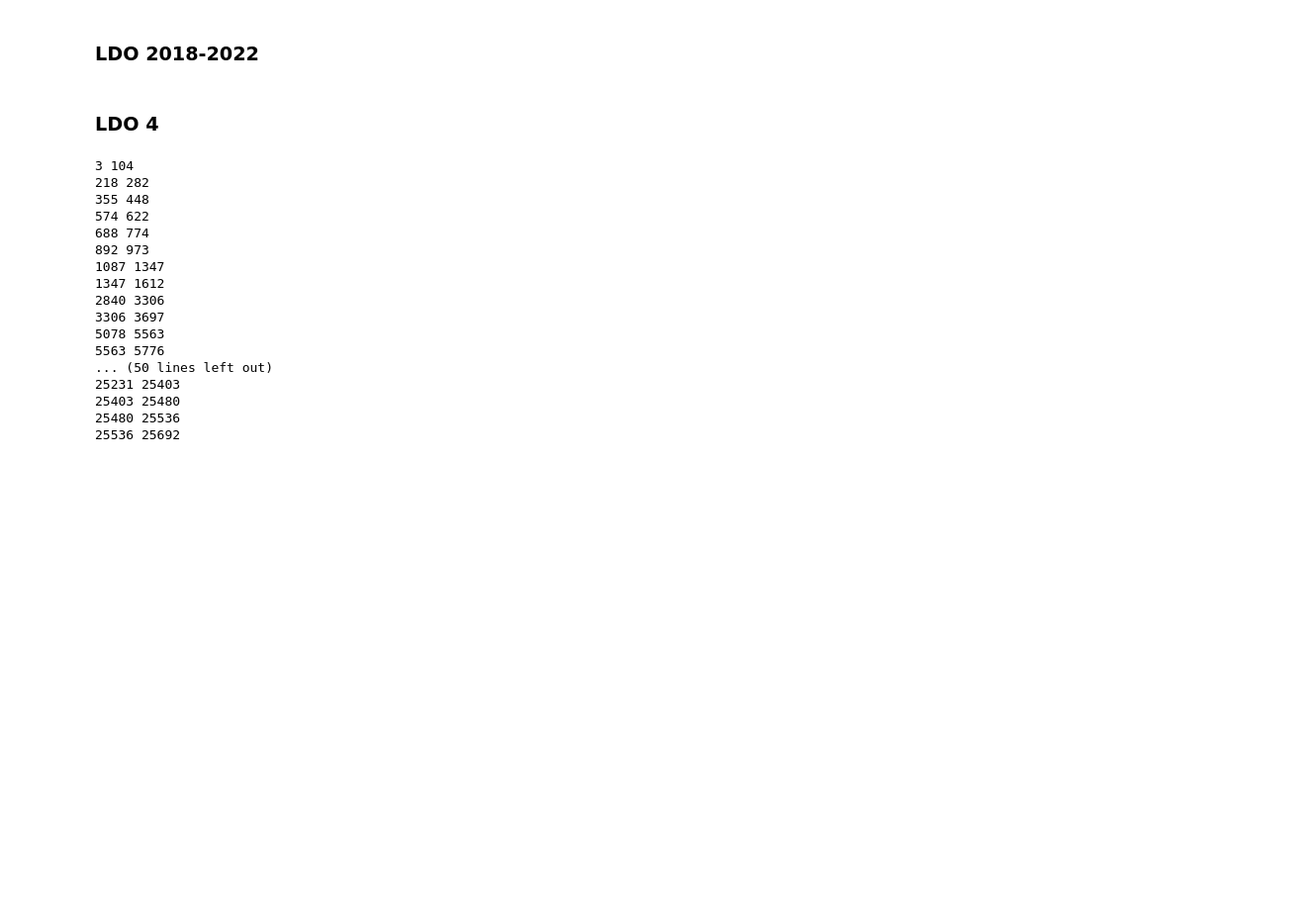
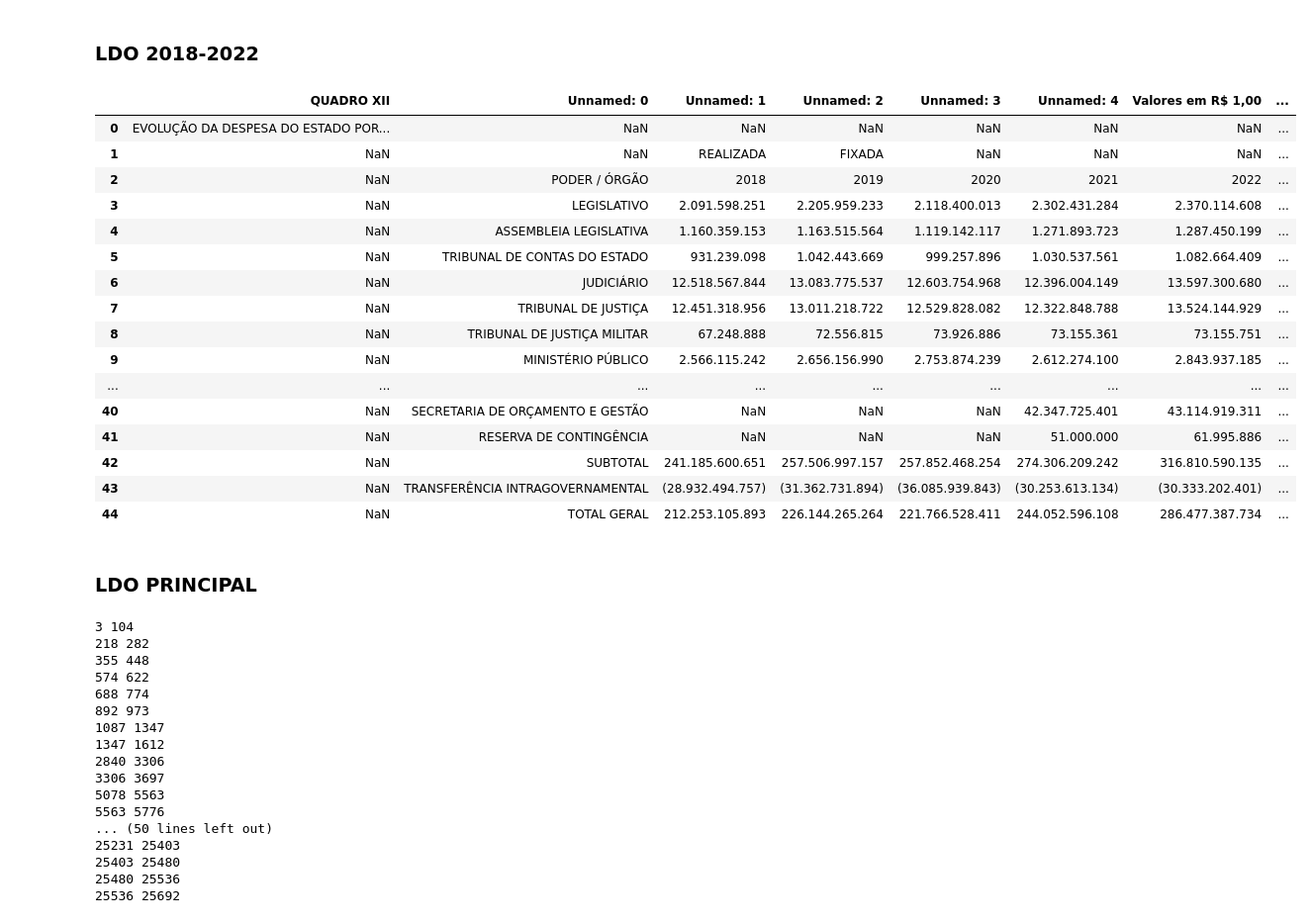
Before and after one commit to d116626/orcamento_sp, a Jupyter notebook: notebooks/conversion_loa/0 - loa_2022.ipynb, the cells around one changed output. Shown: that part at 99% size. Saved outputs shown, nothing was run; the diff lists cells and outputs as text; code cells hidden in the pictures; blank space fills up the shorter version.

```diff
--- a/notebooks/conversion_loa/0 - loa_2022.ipynb
+++ b/notebooks/conversion_loa/0 - loa_2022.ipynb
@@ -15,7 +82,7 @@ from tabula import read_pdf
 # %% [markdown]
 ### LDO 2018-2022
 # %%
-dd = read_pdf('../../files/loa_2022.pdf', pages='130-134' ,multiple_tables=True, encoding='utf-8', lattice=True)
+dd = read_pdf('../../files/loa_2022.pdf', pages='130-130' ,multiple_tables=True, encoding='utf-8', lattice=True)
 # %%
 df = pd.DataFrame()
 
@@ -23,10 +90,30 @@ for i in range(len(dd)):
     df = pd.concat([df,dd[i]], axis=0)
 
 df = df.reset_index(drop=True)
+# %%
+df
+# %% [output]
+|  | QUADRO XII | Unnamed: 0 | Unnamed: 1 | Unnamed: 2 | Unnamed: 3 | Unnamed: 4 | Valores em R$ 1,00 | ... |
+| 0 | EVOLUÇÃO DA DESPESA DO ESTADO POR... | NaN | NaN | NaN | NaN | NaN | NaN | ... |
+| 1 | NaN | NaN | REALIZADA | FIXADA | NaN | NaN | NaN | ... |
+| 2 | NaN | PODER / ÓRGÃO | 2018 | 2019 | 2020 | 2021 | 2022 | ... |
+| 3 | NaN | LEGISLATIVO | 2.091.598.251 | 2.205.959.233 | 2.118.400.013 | 2.302.431.284 | 2.370.114.608 | ... |
+| 4 | NaN | ASSEMBLEIA LEGISLATIVA | 1.160.359.153 | 1.163.515.564 | 1.119.142.117 | 1.271.893.723 | 1.287.450.199 | ... |
+| 5 | NaN | TRIBUNAL DE CONTAS DO ESTADO | 931.239.098 | 1.042.443.669 | 999.257.896 | 1.030.537.561 | 1.082.664.409 | ... |
+| 6 | NaN | JUDICIÁRIO | 12.518.567.844 | 13.083.775.537 | 12.603.754.968 | 12.396.004.149 | 13.597.300.680 | ... |
+| 7 | NaN | TRIBUNAL DE JUSTIÇA | 12.451.318.956 | 13.011.218.722 | 12.529.828.082 | 12.322.848.788 | 13.524.144.929 | ... |
+| 8 | NaN | TRIBUNAL DE JUSTIÇA MILITAR | 67.248.888 | 72.556.815 | 73.926.886 | 73.155.361 | 73.155.751 | ... |
+| 9 | NaN | MINISTÉRIO PÚBLICO | 2.566.115.242 | 2.656.156.990 | 2.753.874.239 | 2.612.274.100 | 2.843.937.185 | ... |
+| ... | ... | ... | ... | ... | ... | ... | ... | ... |
+| 40 | NaN | SECRETARIA DE ORÇAMENTO E GESTÃO | NaN | NaN | NaN | 42.347.725.401 | 43.114.919.311 | ... |
+| 41 | NaN | RESERVA DE CONTINGÊNCIA | NaN | NaN | NaN | 51.000.000 | 61.995.886 | ... |
+| 42 | NaN | SUBTOTAL | 241.185.600.651 | 257.506.997.157 | 257.852.468.254 | 274.306.209.242 | 316.810.590.135 | ... |
+| 43 | NaN | TRANSFERÊNCIA INTRAGOVERNAMENTAL | (28.932.494.757) | (31.362.731.894) | (36.085.939.843) | (30.253.613.134) | (30.333.202.401) | ... |
+| 44 | NaN | TOTAL GERAL | 212.253.105.893 | 226.144.265.264 | 221.766.528.411 | 244.052.596.108 | 286.477.387.734 | ... |
 # %%
 # df_ff.to_excel('ldo_2.xlsx', index=False, encoding='utf-8')
 # %% [markdown]
-### LDO 4
+### LDO PRINCIPAL
 # %%
 ### test - '457-461'
 ### full - '457-1024'
```
Also changed, not shown: parts of 6 cells of this notebook, 34 other files.
